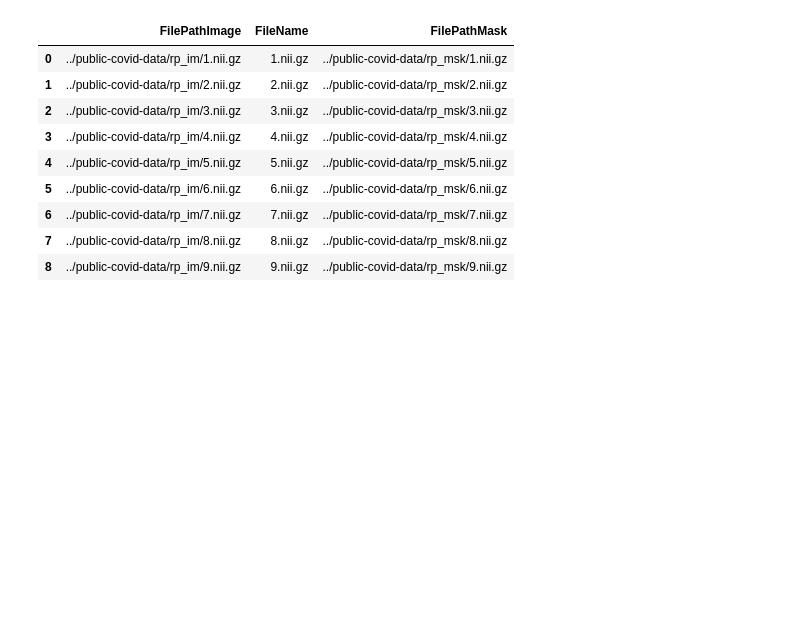
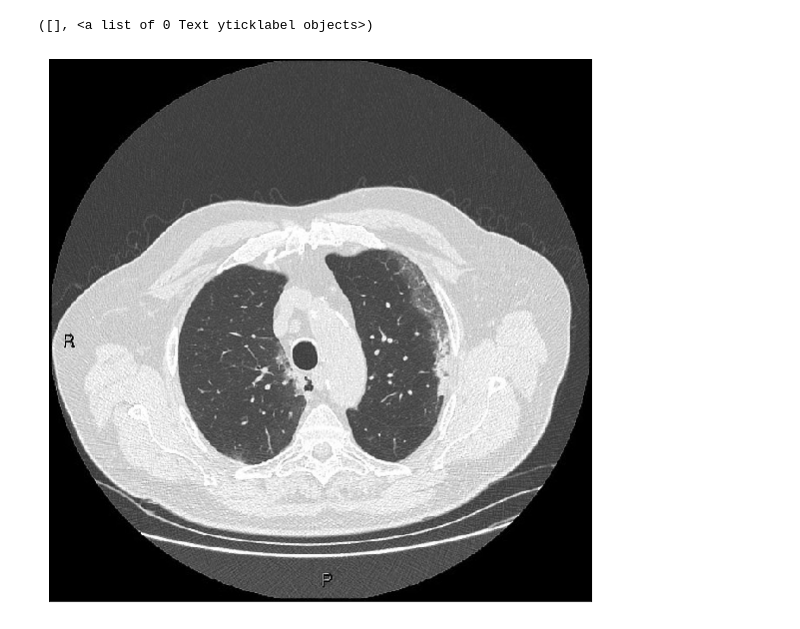
Before and after one commit to MoTo-LaBo/Python-data-science, a Jupyter notebook: CT visualization/CTVisualization.ipynb, the cells around one changed output. Saved outputs shown, nothing was run; the diff lists cells and outputs as text; code cells hidden in the pictures; blank space fills up the shorter version.

```diff
--- a/CT visualization/CTVisualization.ipynb
+++ b/CT visualization/CTVisualization.ipynb
@@ -17,13 +34,13 @@ from multiprocessing import Pool, cpu_count
 # %%
-ctvis.get_df_all('../public-covid-data')
+df = ctvis.get_df_all('../public-covid-data')
-# %% [output]
-|  | FilePathImage | FileName | FilePathMask |
-| 0 | ../public-covid-data/rp_im/1.nii.gz | 1.nii.gz | ../public-covid-data/rp_msk/1.nii.gz |
-| 1 | ../public-covid-data/rp_im/2.nii.gz | 2.nii.gz | ../public-covid-data/rp_msk/2.nii.gz |
-| 2 | ../public-covid-data/rp_im/3.nii.gz | 3.nii.gz | ../public-covid-data/rp_msk/3.nii.gz |
-| 3 | ../public-covid-data/rp_im/4.nii.gz | 4.nii.gz | ../public-covid-data/rp_msk/4.nii.gz |
-| 4 | ../public-covid-data/rp_im/5.nii.gz | 5.nii.gz | ../public-covid-data/rp_msk/5.nii.gz |
-| 5 | ../public-covid-data/rp_im/6.nii.gz | 6.nii.gz | ../public-covid-data/rp_msk/6.nii.gz |
-| 6 | ../public-covid-data/rp_im/7.nii.gz | 7.nii.gz | ../public-covid-data/rp_msk/7.nii.gz |
-| 7 | ../public-covid-data/rp_im/8.nii.gz | 8.nii.gz | ../public-covid-data/rp_msk/8.nii.gz |
-| 8 | ../public-covid-data/rp_im/9.nii.gz | 9.nii.gz | ../public-covid-data/rp_msk/9.nii.gz |
+# %%
+# NifTI データを NumPy Array としてロードする　（script file からの読み込み）
+sample_path = df['FilePathImage'].iloc[0]
+data = ctvis.load_nifti(sample_path)
+plt.figure(figsize=(10, 10))
+plt.imshow(data[:, :, 10], cmap='gray')
+plt.xticks(ticks=[])
+plt.yticks(ticks=[])
+# %% [output]
+([], <a list of 0 Text yticklabel objects>)
+[figure, added]
```
Also changed, not shown: parts of 3 cells of this notebook, 2 other files.
